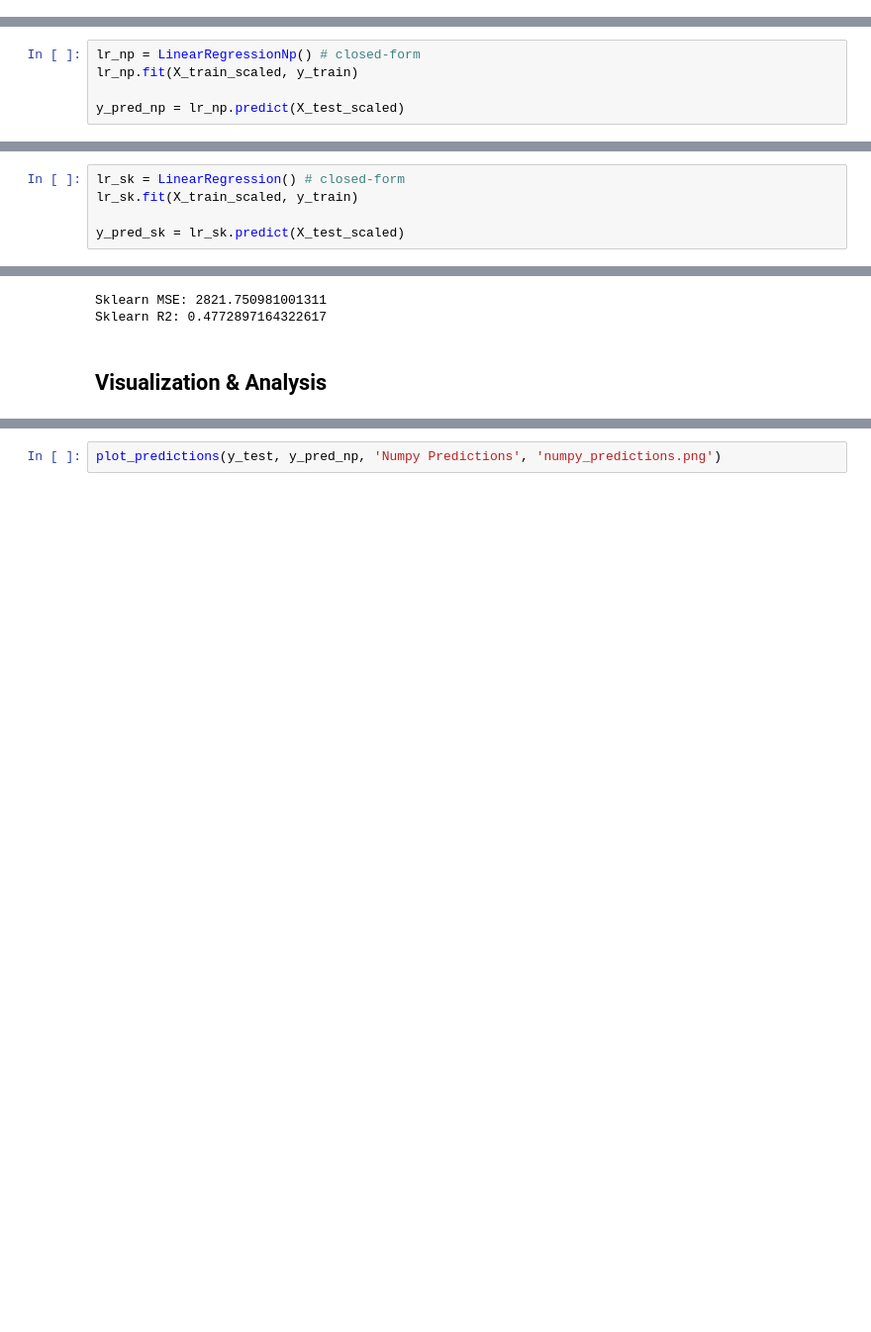
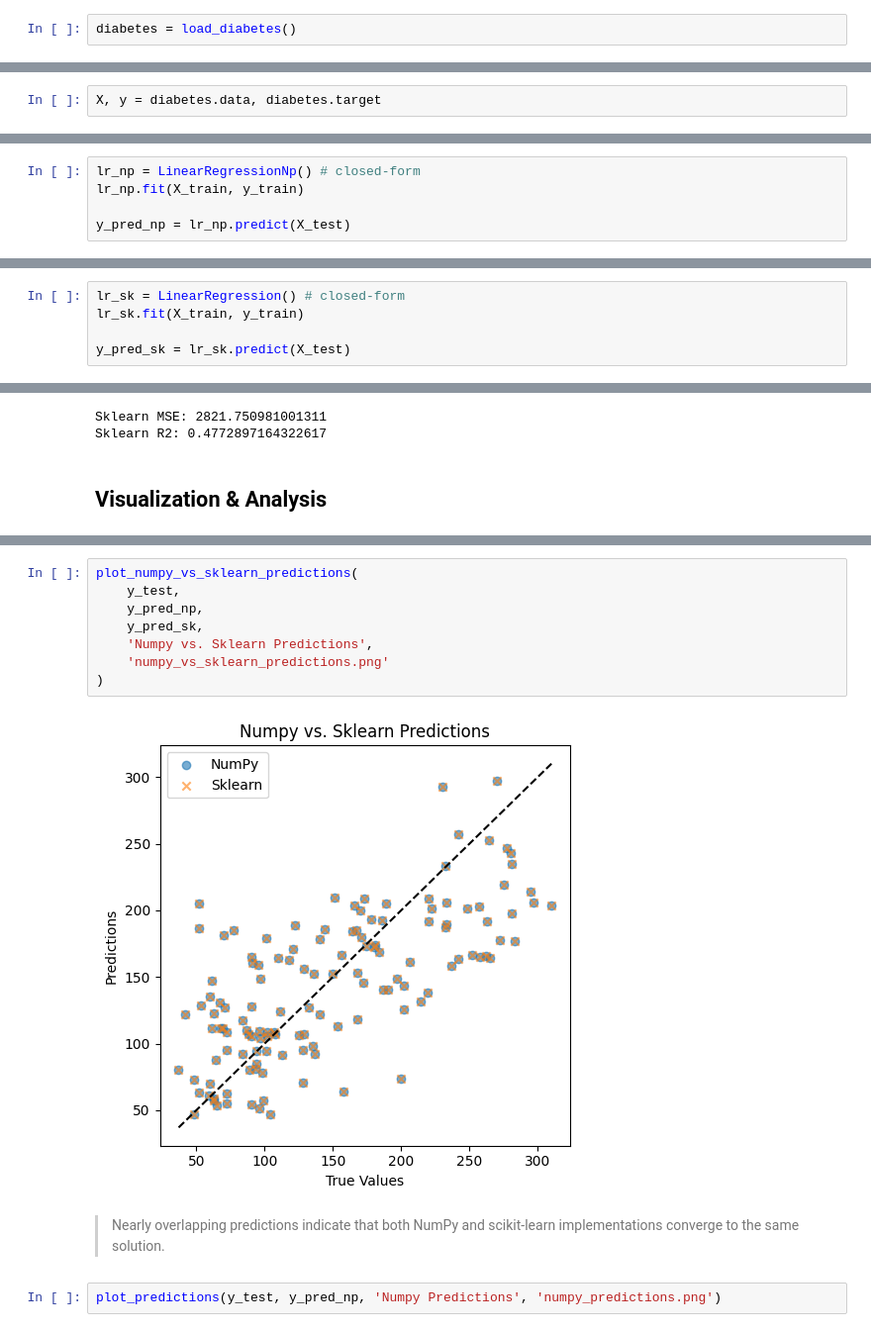
Before and after one commit to parsahmadian/ML-Algorithms-Numpy-only-Vs-Sklearn, a Jupyter notebook: src/linear_regression.ipynb, the cells around one changed output, grey strips where cells are left out. Shown at 99% size. Drawn from its saved outputs; the diff is of its cells as text; blank space fills up the shorter version.

Commit message:
visualization & analysis part added

```diff
--- a/src/linear_regression.ipynb
+++ b/src/linear_regression.ipynb
@@ -33,0 +14,2 @@ pd.DataFrame(y).head()
+# %%
+diabetes = load_diabetes()
@@ -34,2 +38,4 @@ pd.DataFrame(y).head()
+# %%
+X, y = diabetes.data, diabetes.target
 # %%
 X_train, X_test, y_train, y_test = train_test_split(X, y, test_size=0.3, random_state=42)
@@ -75,9 +77,9 @@ class LinearRegressionNp:
         return X_b @ self.weights
 # %%
 lr_np = LinearRegressionNp() # closed-form
-lr_np.fit(X_train_scaled, y_train)
+lr_np.fit(X_train, y_train)
 
-y_pred_np = lr_np.predict(X_test_scaled)
+y_pred_np = lr_np.predict(X_test)
 # %%
 np_loss = mse_numpy(y_test, y_pred_np)
 np_r2 = r2_score_numpy(y_test, y_pred_np)
@@ -93,9 +95,9 @@ NumPy R2: 0.4772897164322618
 from sklearn.linear_model import LinearRegression
 # %%
 lr_sk = LinearRegression() # closed-form
-lr_sk.fit(X_train_scaled, y_train)
+lr_sk.fit(X_train, y_train)
 
-y_pred_sk = lr_sk.predict(X_test_scaled)
+y_pred_sk = lr_sk.predict(X_test)
 # %%
 sk_loss = mse_numpy(y_test, y_pred_sk)
 sk_r2 = r2_score_numpy(y_test, y_pred_sk)
@@ -142,3 +202,15 @@ def plot_residuals(y_true, y_pred, title, filename):
+# %%
+plot_numpy_vs_sklearn_predictions(
+    y_test,
+    y_pred_np,
+    y_pred_sk,
+    'Numpy vs. Sklearn Predictions',
+    'numpy_vs_sklearn_predictions.png'
+)
+# %% [output]
+[figure, added]
+# %% [markdown]
+> Nearly overlapping predictions indicate that both NumPy and scikit-learn implementations converge to the same solution.
 # %%
 plot_predictions(y_test, y_pred_np, 'Numpy Predictions', 'numpy_predictions.png')
 # %% [output]
```
Also changed, not shown: parts of 12 cells of this notebook.
